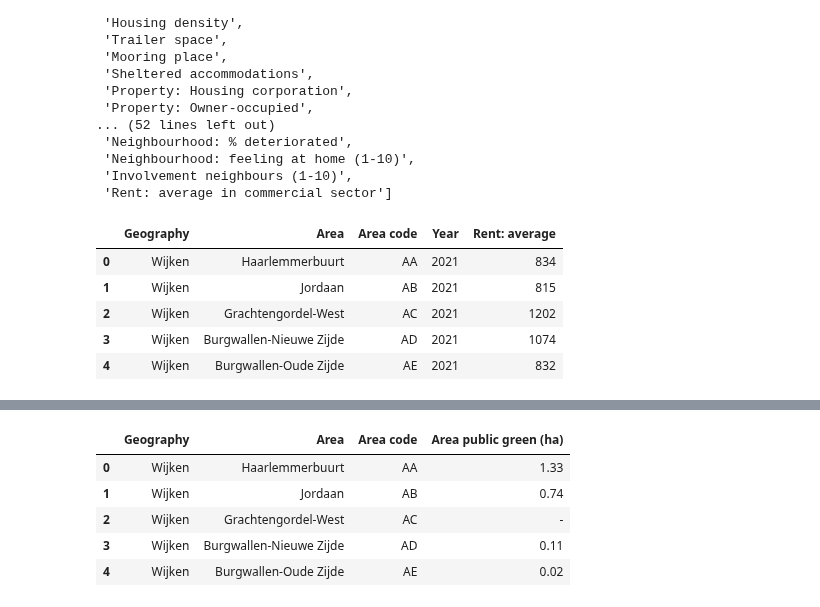
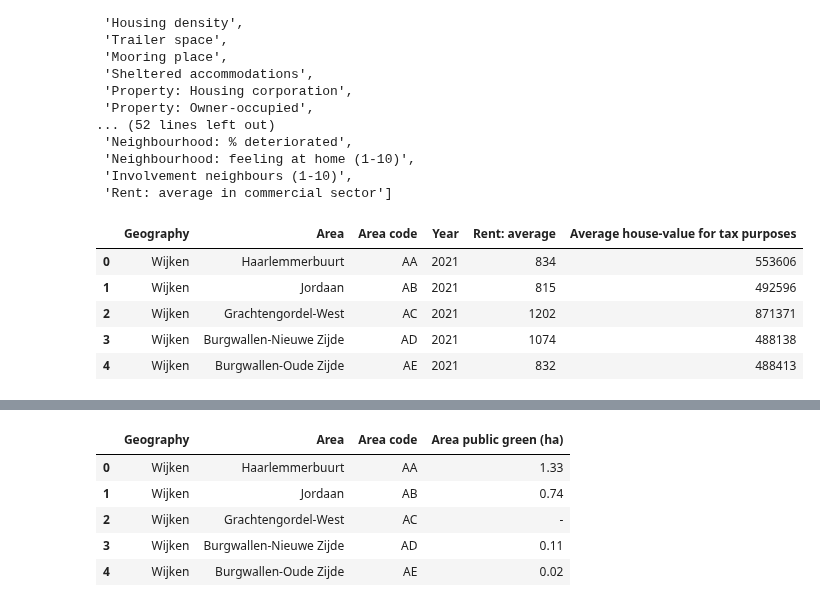
Before and after one commit to MJMRData1Assignment1/Assignment-1, a Jupyter notebook: Hackathon/Step1_2.ipynb, the cells around one changed output, grey strips where cells are left out. Saved outputs shown, nothing was run; the diff lists cells and outputs as text; code cells hidden in the pictures.

```diff
--- a/Hackathon/Step1_2.ipynb
+++ b/Hackathon/Step1_2.ipynb
@@ -43,15 +43,15 @@ columns_list_1
  'Involvement neighbours (1-10)',
  'Rent: average in commercial sector']
 # %%
-Rent_Average_Source = Rent_Average[['Geography','Area','Area code','Year','Rent: average']]
+Rent_Average_Source = Rent_Average[['Geography','Area','Area code','Year','Rent: average','Average house-value for tax purposes']]
 Rent_Average_Source.head()
 # %% [output]
-|  | Geography | Area | Area code | Year | Rent: average |
-| 0 | Wijken | Haarlemmerbuurt | AA | 2021 | 834 |
-| 1 | Wijken | Jordaan | AB | 2021 | 815 |
-| 2 | Wijken | Grachtengordel-West | AC | 2021 | 1202 |
-| 3 | Wijken | Burgwallen-Nieuwe Zijde | AD | 2021 | 1074 |
-| 4 | Wijken | Burgwallen-Oude Zijde | AE | 2021 | 832 |
+|  | Geography | Area | Area code | Year | Rent: average | Average house-value for tax purposes |
+| 0 | Wijken | Haarlemmerbuurt | AA | 2021 | 834 | 553606 |
+| 1 | Wijken | Jordaan | AB | 2021 | 815 | 492596 |
+| 2 | Wijken | Grachtengordel-West | AC | 2021 | 1202 | 871371 |
+| 3 | Wijken | Burgwallen-Nieuwe Zijde | AD | 2021 | 1074 | 488138 |
+| 4 | Wijken | Burgwallen-Oude Zijde | AE | 2021 | 832 | 488413 |
 # %%
 Public_Spaces = pd.read_csv(folder_dir+'\\Public spaces.csv')
 Public_Spaces.head()
```
Also changed, not shown: parts of 16 cells of this notebook, 5 other files.
